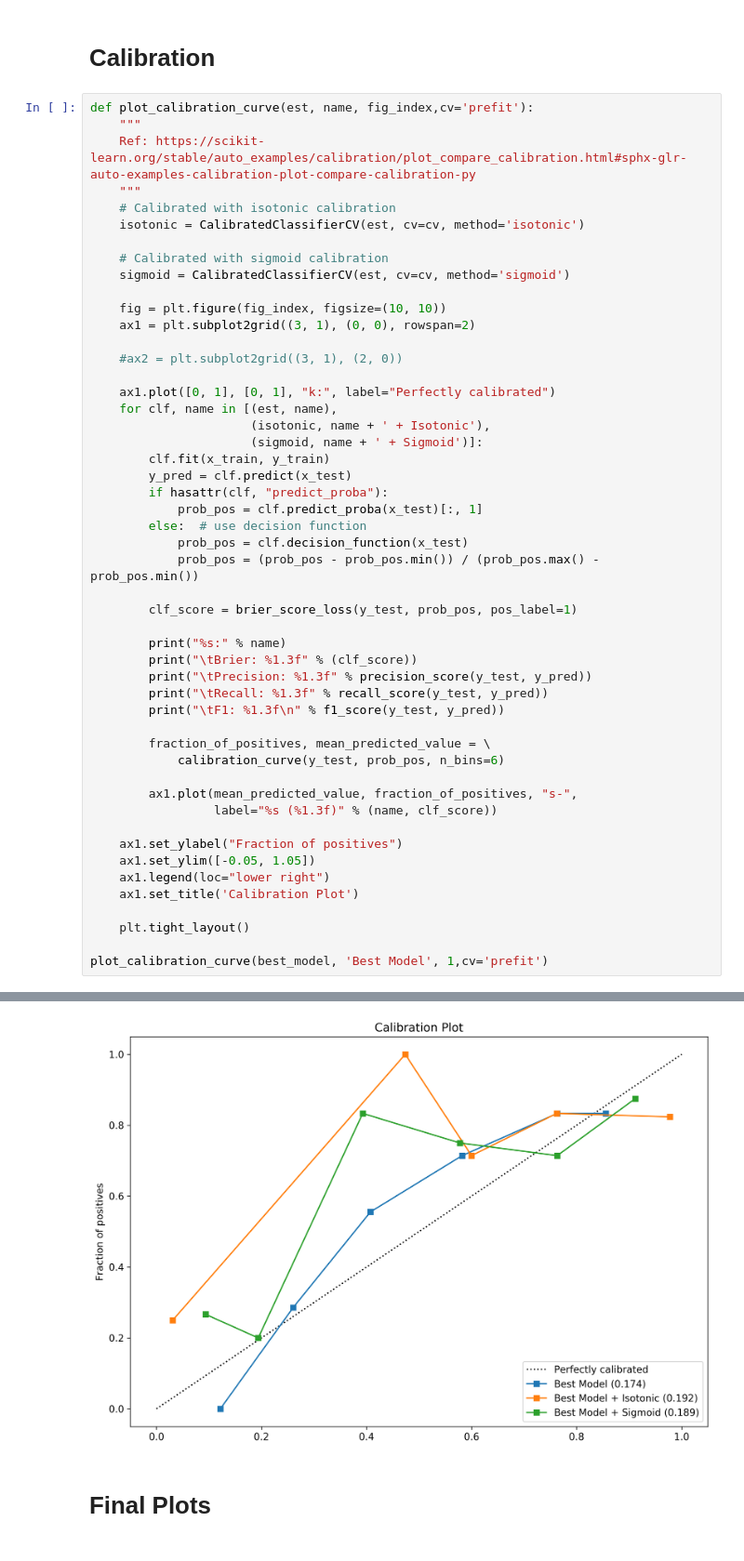
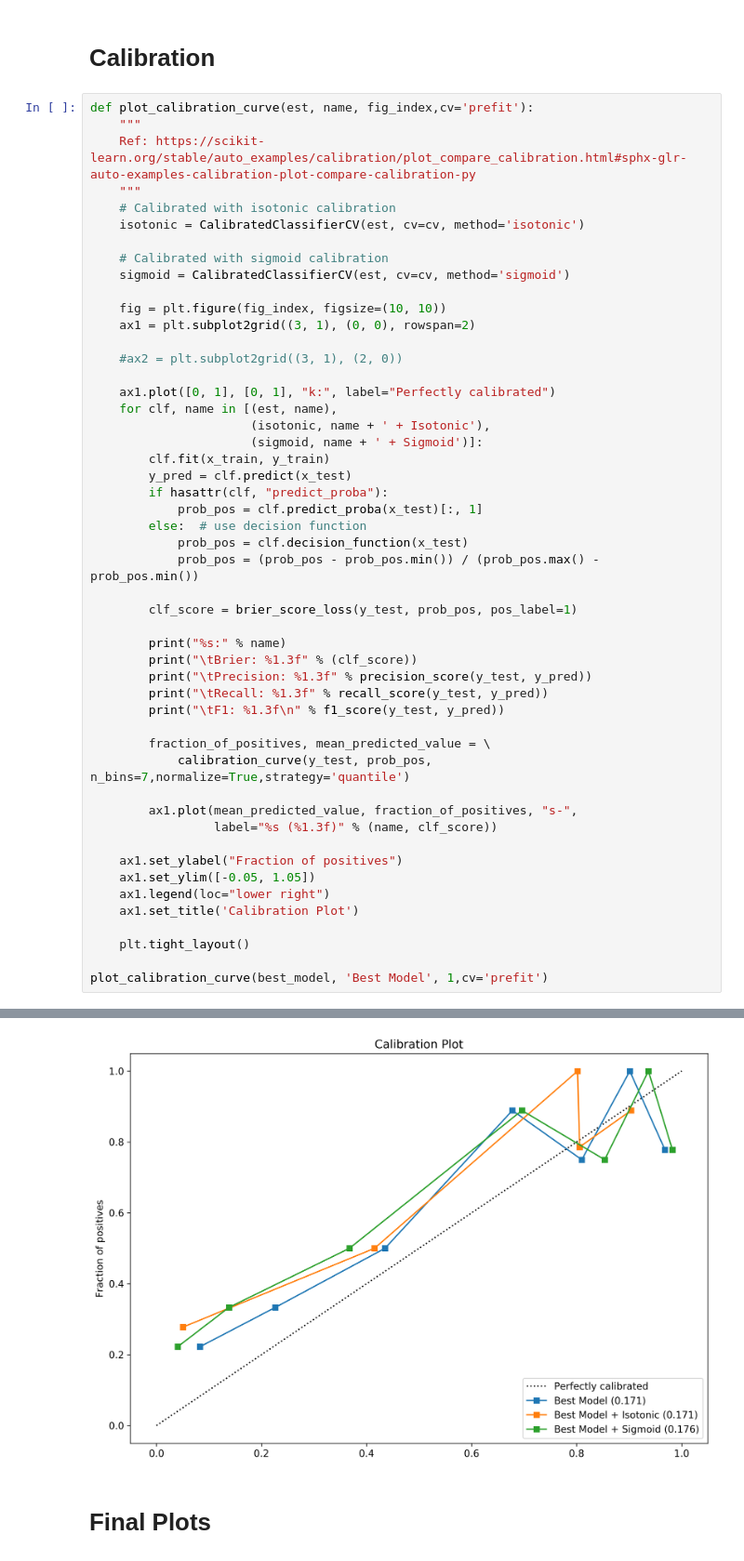
Before and after one commit to wesleyyeung/lvtres, a Jupyter notebook: evaluate.ipynb, the cells around one changed output, grey strips where cells are left out. Shown at 93% size. Saved outputs shown, nothing was run; the diff lists cells and outputs as text.

```diff
--- a/evaluate.ipynb
+++ b/evaluate.ipynb
@@ -297,7 +297,7 @@ def plot_calibration_curve(est, name, fig_index,cv='prefit'):
         print("\tF1: %1.3f\n" % f1_score(y_test, y_pred))
 
         fraction_of_positives, mean_predicted_value = \
-            calibration_curve(y_test, prob_pos, n_bins=6)
+            calibration_curve(y_test, prob_pos, n_bins=7,normalize=True,strategy='quantile')
 
         ax1.plot(mean_predicted_value, fraction_of_positives, "s-",
                  label="%s (%1.3f)" % (name, clf_score))
@@ -331,4 +331,4 @@ Best Model + Sigmoid:
-[figure, old version]
+[figure, new version]
 # %% [markdown]
 # Final Plots
 # %%
```
Also changed, not shown: parts of 10 cells of this notebook, 12 other files.
